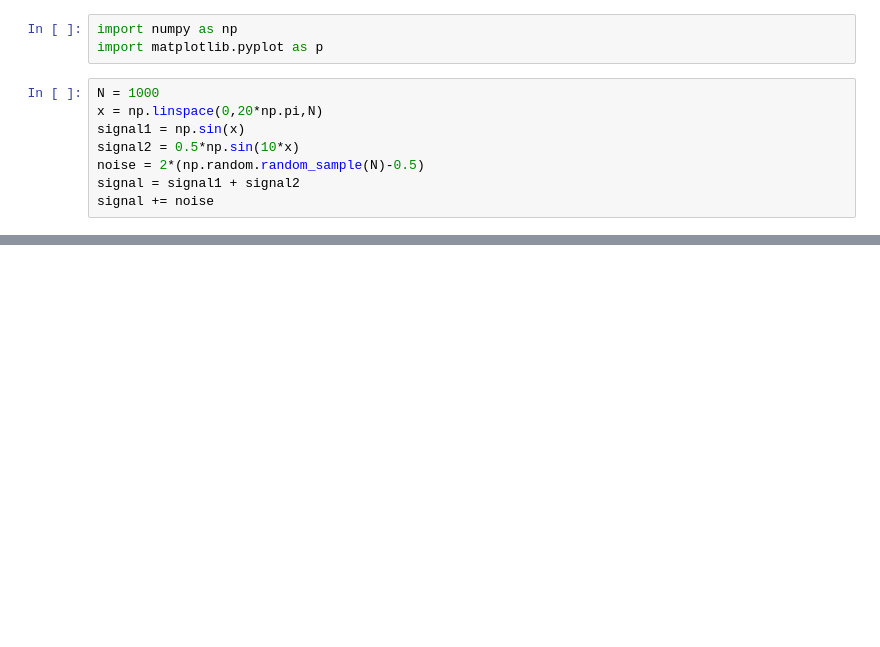
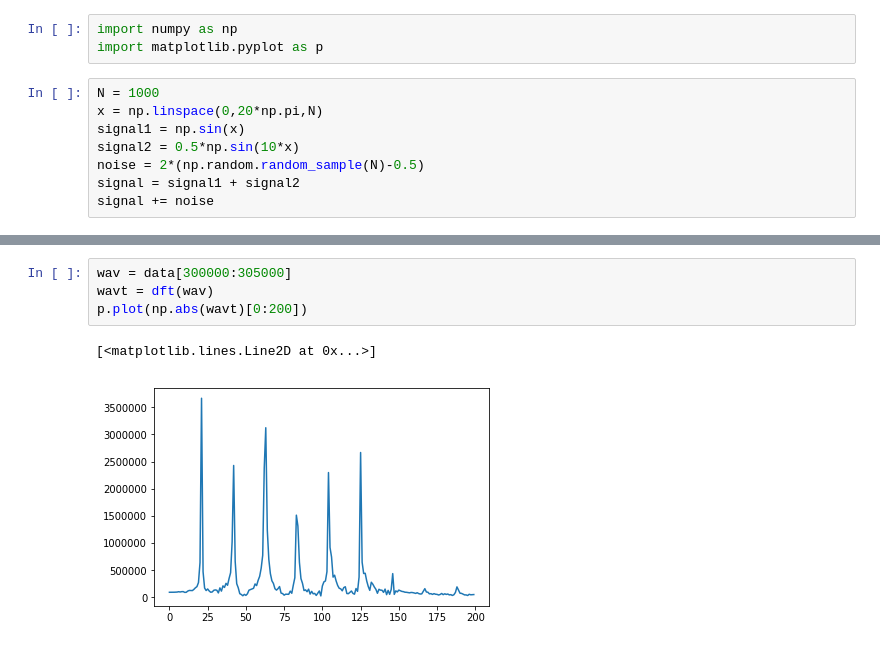
Before and after one commit to tisabe/CP2, a Jupyter notebook: dft_test.ipynb, the cells around one changed output, grey strips where cells are left out. Drawn from its saved outputs; the diff is of its cells as text; blank space fills up the shorter version.

```diff
--- a/dft_test.ipynb
+++ b/dft_test.ipynb
@@ -70,0 +107,7 @@ p.plot(np.real(vtt-signal))
+# %%
+wav = data[300000:305000]
+wavt = dft(wav)
+p.plot(np.abs(wavt)[0:200])
+# %% [output]
+[<matplotlib.lines.Line2D at 0x...>]
+[figure, added]
```
Also changed, not shown: parts of 13 cells of this notebook.
